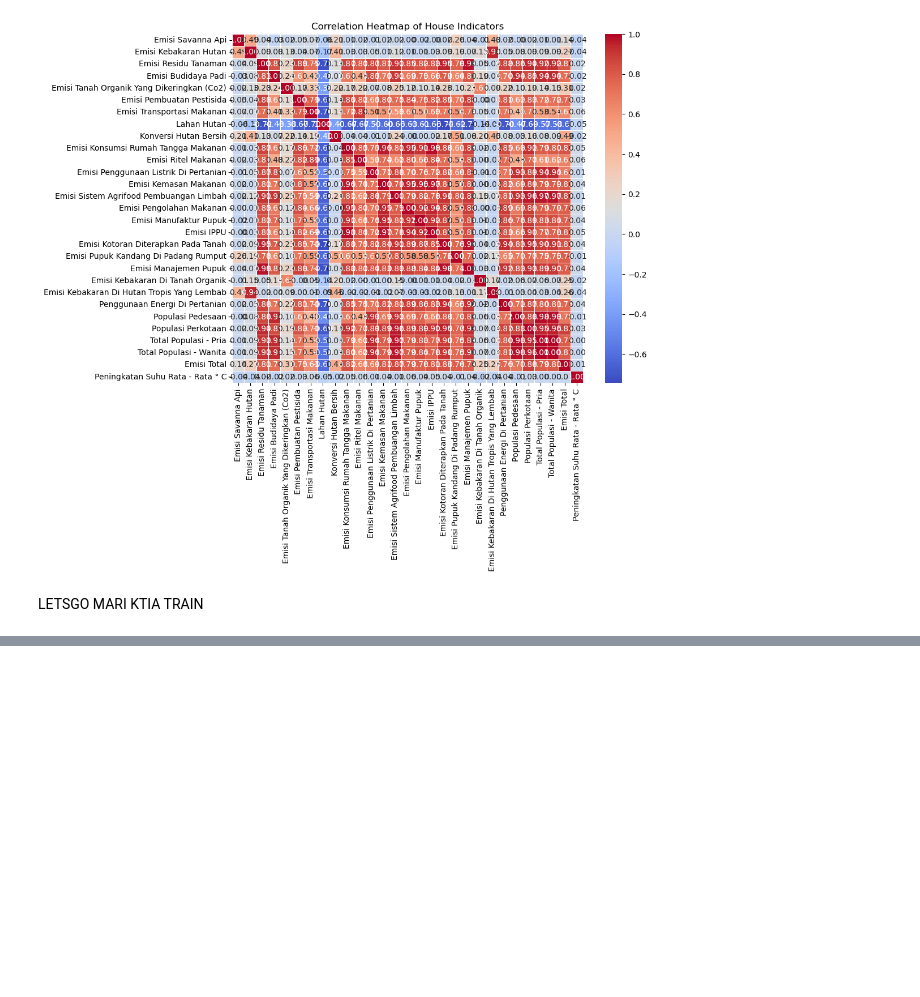
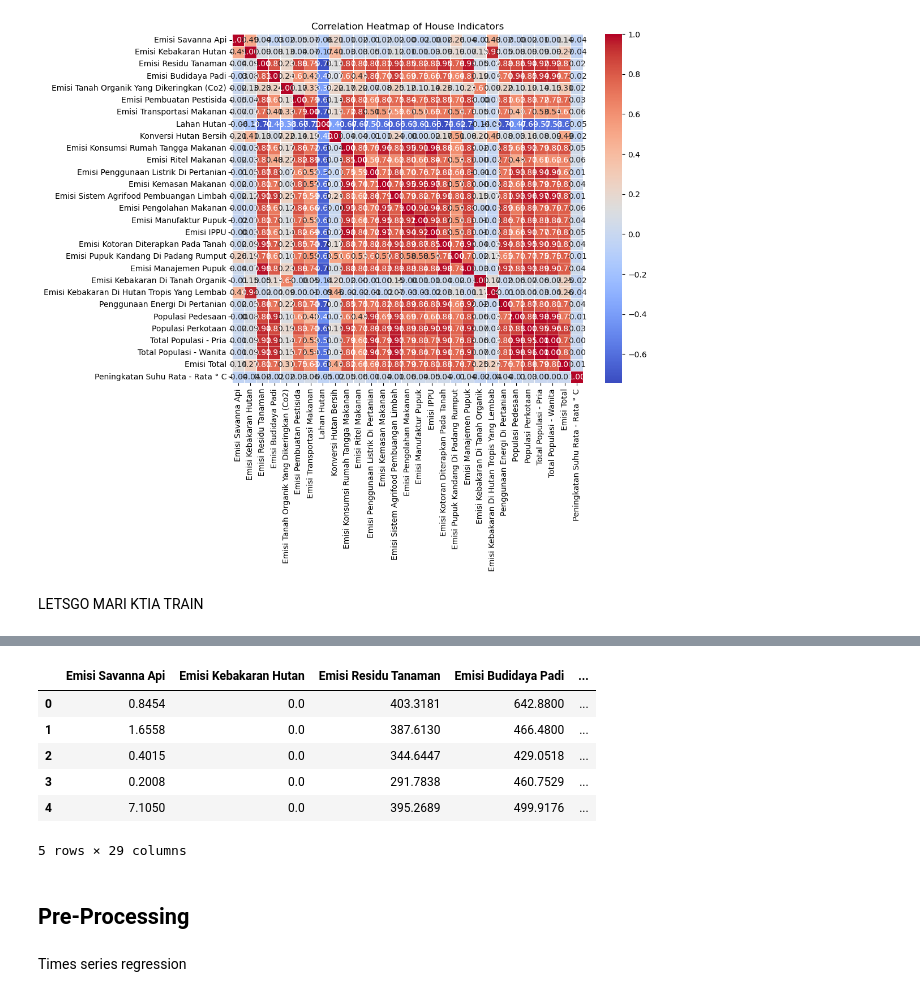
Before and after one commit to FadhRach/Legowo, a Jupyter notebook: WarmupDatavidia/PrediksiSuhu.ipynb, the cells around one changed output, grey strips where cells are left out. Saved outputs shown, nothing was run; the diff lists cells and outputs as text; code cells hidden in the pictures; blank space fills up the shorter version.

Commit message:
pre processing

```diff
--- a/WarmupDatavidia/PrediksiSuhu.ipynb
+++ b/WarmupDatavidia/PrediksiSuhu.ipynb
@@ -231,0 +305,10 @@ LETSGO MARI KTIA TRAIN
+# %%
+dftest.head()
+# %% [output]
+|  | Emisi Savanna Api | Emisi Kebakaran Hutan | Emisi Residu Tanaman | Emisi Budidaya Padi | ... |
+| 0 | 0.8454 | 0.0 | 403.3181 | 642.8800 | ... |
+| 1 | 1.6558 | 0.0 | 387.6130 | 466.4800 | ... |
+| 2 | 0.4015 | 0.0 | 344.6447 | 429.0518 | ... |
+| 3 | 0.2008 | 0.0 | 291.7838 | 460.7529 | ... |
+| 4 | 7.1050 | 0.0 | 395.2689 | 499.9176 | ... |
+5 rows × 29 columns
@@ -231,0 +321,4 @@ LETSGO MARI KTIA TRAIN
+# %% [markdown]
+## Pre-Processing
+# %% [markdown]
+Times series regression
```
Also changed, not shown: parts of 13 cells of this notebook.
